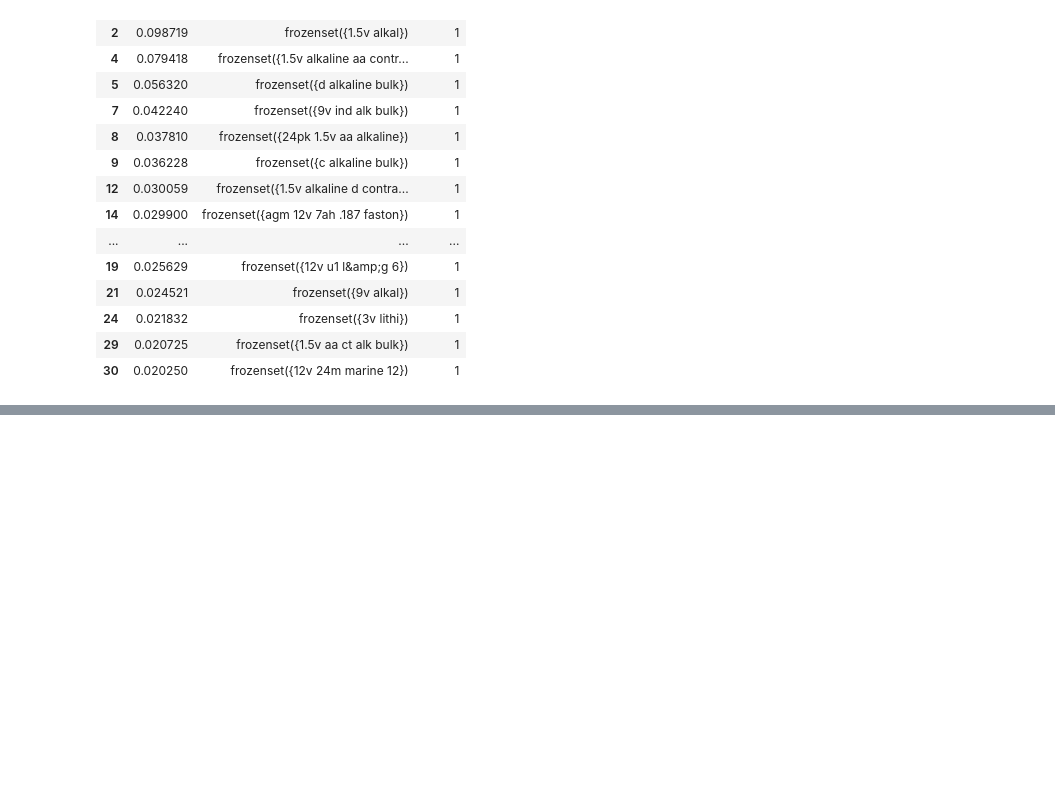
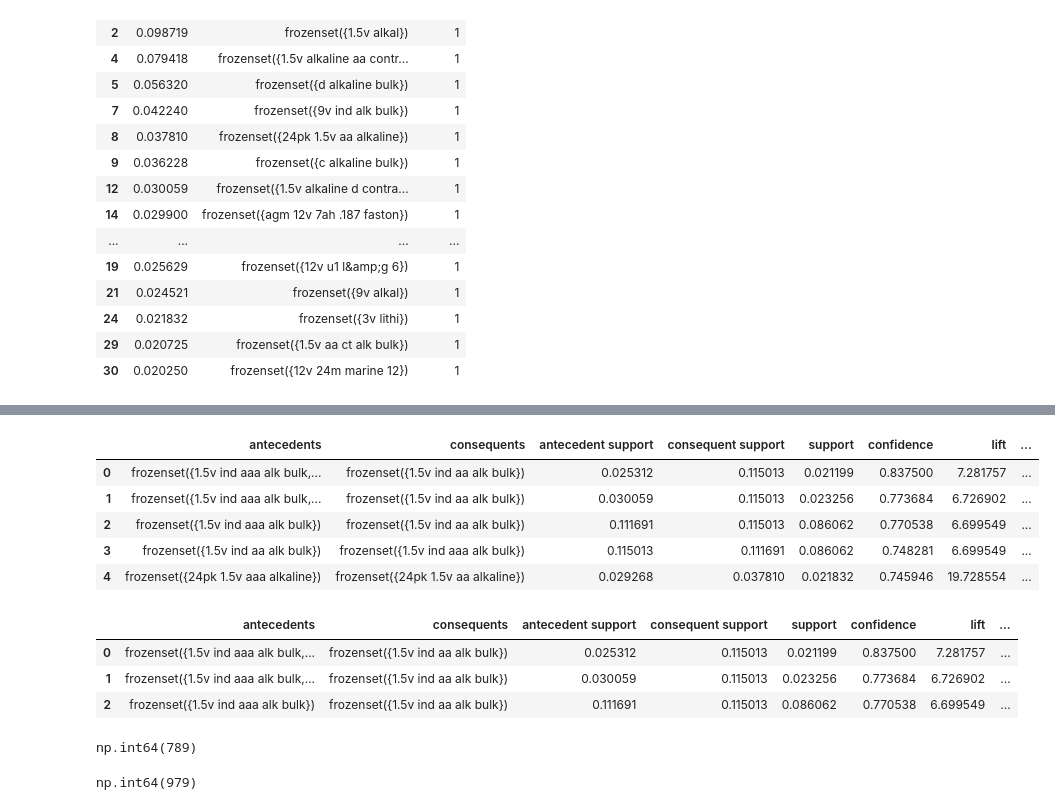
Before and after one commit to diegofzunigacubides-1-dev/Market-Basket-Analysis, a Jupyter notebook: notebooks/market_basket_analysis.ipynb, the cells around one changed output, grey strips where cells are left out. Saved outputs shown, nothing was run; the diff lists cells and outputs as text; code cells hidden in the pictures; blank space fills up the shorter version.

```diff
--- a/notebooks/market_basket_analysis.ipynb
+++ b/notebooks/market_basket_analysis.ipynb
@@ -387,0 +413,33 @@ rules
+# %%
+rules_by_confidence = rules.sort_values('confidence', ascending=False).reset_index(drop=True)
+rules_by_confidence.head()
+# %% [output]
+|  | antecedents | consequents | antecedent support | consequent support | support | confidence | lift | ... |
+| 0 | frozenset({1.5v ind aaa alk bulk,... | frozenset({1.5v ind aa alk bulk}) | 0.025312 | 0.115013 | 0.021199 | 0.837500 | 7.281757 | ... |
+| 1 | frozenset({1.5v ind aaa alk bulk,... | frozenset({1.5v ind aa alk bulk}) | 0.030059 | 0.115013 | 0.023256 | 0.773684 | 6.726902 | ... |
+| 2 | frozenset({1.5v ind aaa alk bulk}) | frozenset({1.5v ind aa alk bulk}) | 0.111691 | 0.115013 | 0.086062 | 0.770538 | 6.699549 | ... |
+| 3 | frozenset({1.5v ind aa alk bulk}) | frozenset({1.5v ind aaa alk bulk}) | 0.115013 | 0.111691 | 0.086062 | 0.748281 | 6.699549 | ... |
+| 4 | frozenset({24pk 1.5v aaa alkaline}) | frozenset({24pk 1.5v aa alkaline}) | 0.029268 | 0.037810 | 0.021832 | 0.745946 | 19.728554 | ... |
+# %%
+# Filtramos reglas realmente útiles para el negocio
+reglas_de_negocio = rules[(rules['lift'] > 6.0) & (rules['confidence'] > 0.75)]
+
+# Las ordenamos por confianza para ver las más predecibles primero
+reglas_de_negocio = reglas_de_negocio.sort_values('confidence', ascending=False).reset_index(drop=True)
+
+reglas_de_negocio.head()
+# %% [output]
+|  | antecedents | consequents | antecedent support | consequent support | support | confidence | lift | ... |
+| 0 | frozenset({1.5v ind aaa alk bulk,... | frozenset({1.5v ind aa alk bulk}) | 0.025312 | 0.115013 | 0.021199 | 0.837500 | 7.281757 | ... |
+| 1 | frozenset({1.5v ind aaa alk bulk,... | frozenset({1.5v ind aa alk bulk}) | 0.030059 | 0.115013 | 0.023256 | 0.773684 | 6.726902 | ... |
+| 2 | frozenset({1.5v ind aaa alk bulk}) | frozenset({1.5v ind aa alk bulk}) | 0.111691 | 0.115013 | 0.086062 | 0.770538 | 6.699549 | ... |
+# %%
+# identificamos la cantidad de veces que el producto 1.5v ind aaa alk bulk es comprado.
+te_df['1.5v ind aaa alk bulk'].sum()
+# %% [output]
+np.int64(789)
+# %%
+# identificamos la cantidad de veces que el producto 1.5v ind aa alk bulk es comprado
+te_df['1.5v ind aa alk bulk'].sum()
+# %% [output]
+np.int64(979)
```
Also changed, not shown: parts of 15 cells of this notebook, 2 other files.
